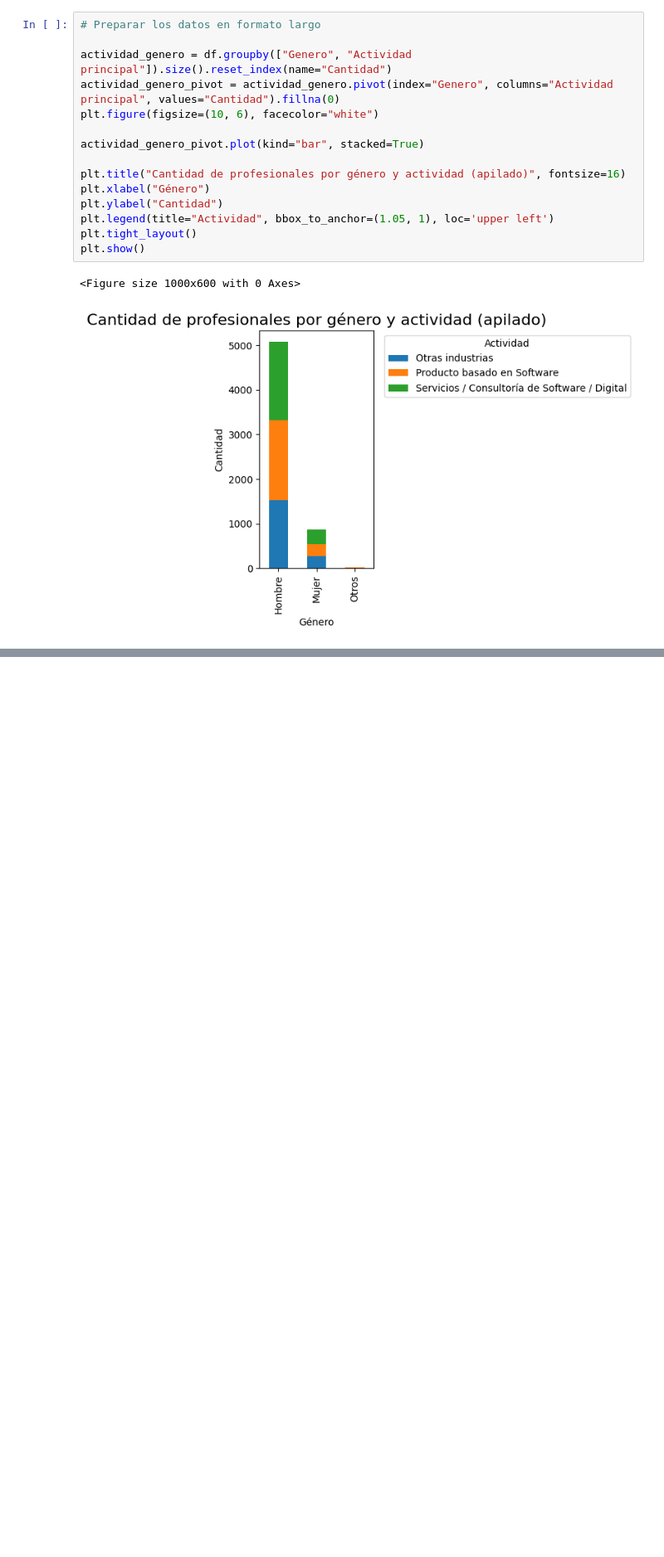
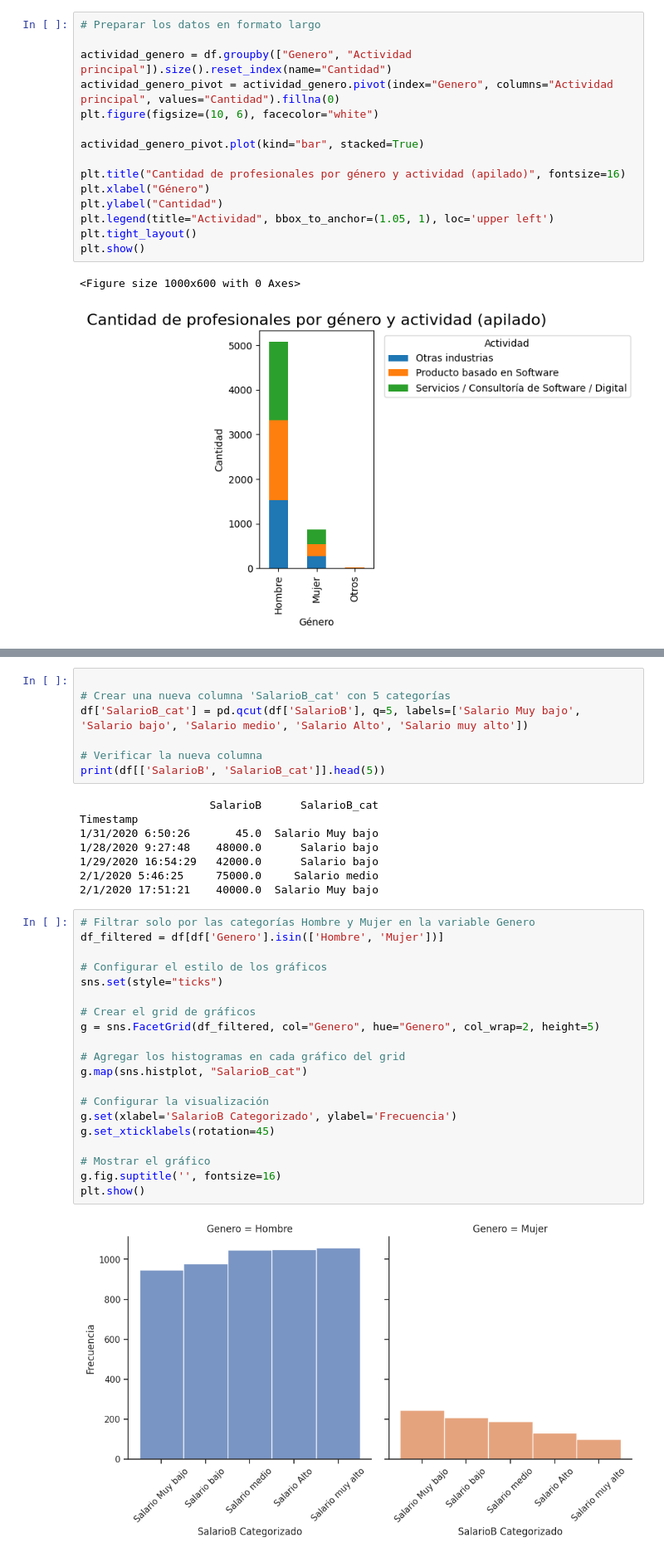
Before and after one commit to Andru-1987/74235-_DataScience_I, a Jupyter notebook: clase_8/linear-ejemplo-real.ipynb, the cells around one changed output, grey strips where cells are left out. Shown: that part at 83% size. Cells and saved outputs as stored; diff of their text form; blank space fills up the shorter version.

```diff
--- a/clase_8/linear-ejemplo-real.ipynb
+++ b/clase_8/linear-ejemplo-real.ipynb
@@ -282,0 +312,37 @@ plt.show()
+# %%
+
+# Crear una nueva columna 'SalarioB_cat' con 5 categorías
+df['SalarioB_cat'] = pd.qcut(df['SalarioB'], q=5, labels=['Salario Muy bajo', 'Salario bajo', 'Salario medio', 'Salario Alto', 'Salario muy alto'])
+
+# Verificar la nueva columna
+print(df[['SalarioB', 'SalarioB_cat']].head(5))
+# %% [output]
+                    SalarioB      SalarioB_cat
+Timestamp
+1/31/2020 6:50:26       45.0  Salario Muy bajo
+1/28/2020 9:27:48    48000.0      Salario bajo
+1/29/2020 16:54:29   42000.0      Salario bajo
+2/1/2020 5:46:25     75000.0     Salario medio
+2/1/2020 17:51:21    40000.0  Salario Muy bajo
+# %%
+# Filtrar solo por las categorías Hombre y Mujer en la variable Genero
+df_filtered = df[df['Genero'].isin(['Hombre', 'Mujer'])]
+
+# Configurar el estilo de los gráficos
+sns.set(style="ticks")
+
+# Crear el grid de gráficos
+g = sns.FacetGrid(df_filtered, col="Genero", hue="Genero", col_wrap=2, height=5)
+
+# Agregar los histogramas en cada gráfico del grid
+g.map(sns.histplot, "SalarioB_cat")
+
+# Configurar la visualización
+g.set(xlabel='SalarioB Categorizado', ylabel='Frecuencia')
+g.set_xticklabels(rotation=45)
+
+# Mostrar el gráfico
+g.fig.suptitle('', fontsize=16)
+plt.show()
+# %% [output]
+[figure, added]
```
Also changed, not shown: parts of 16 cells of this notebook.
